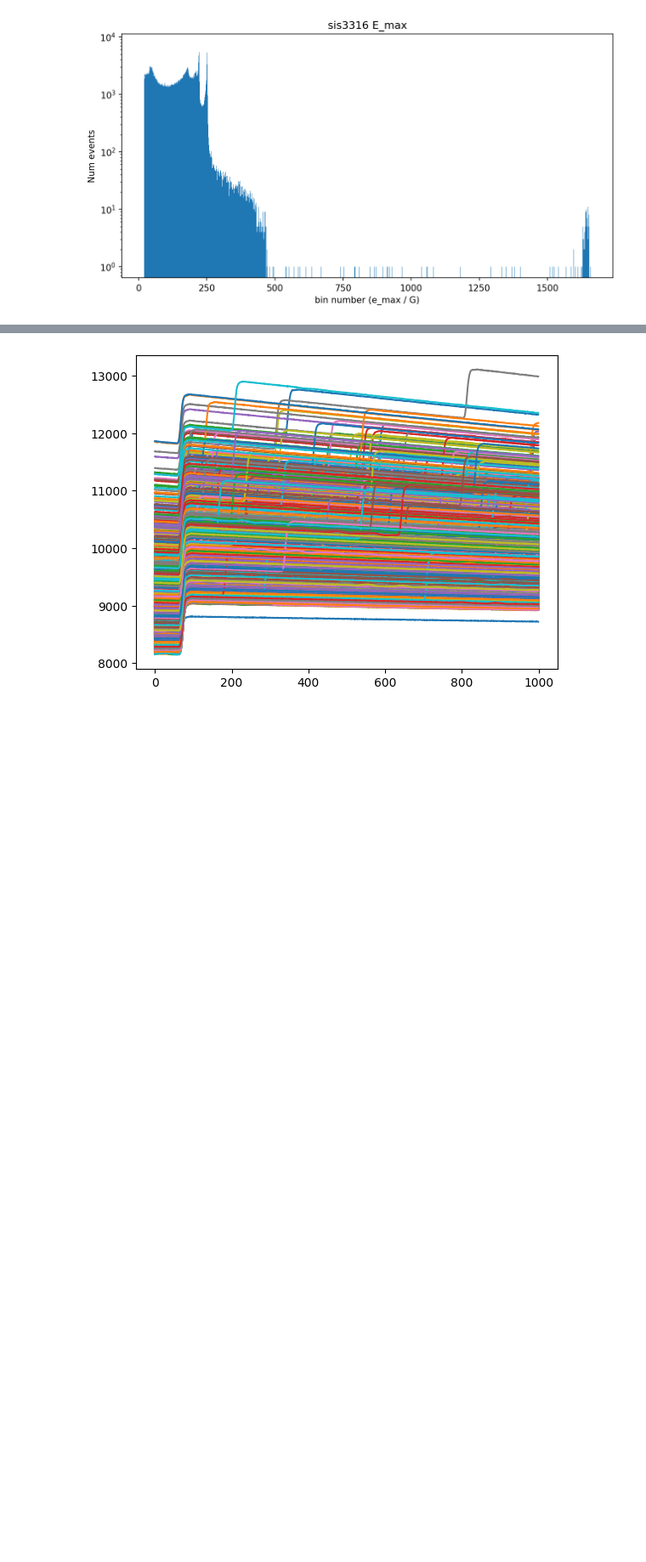
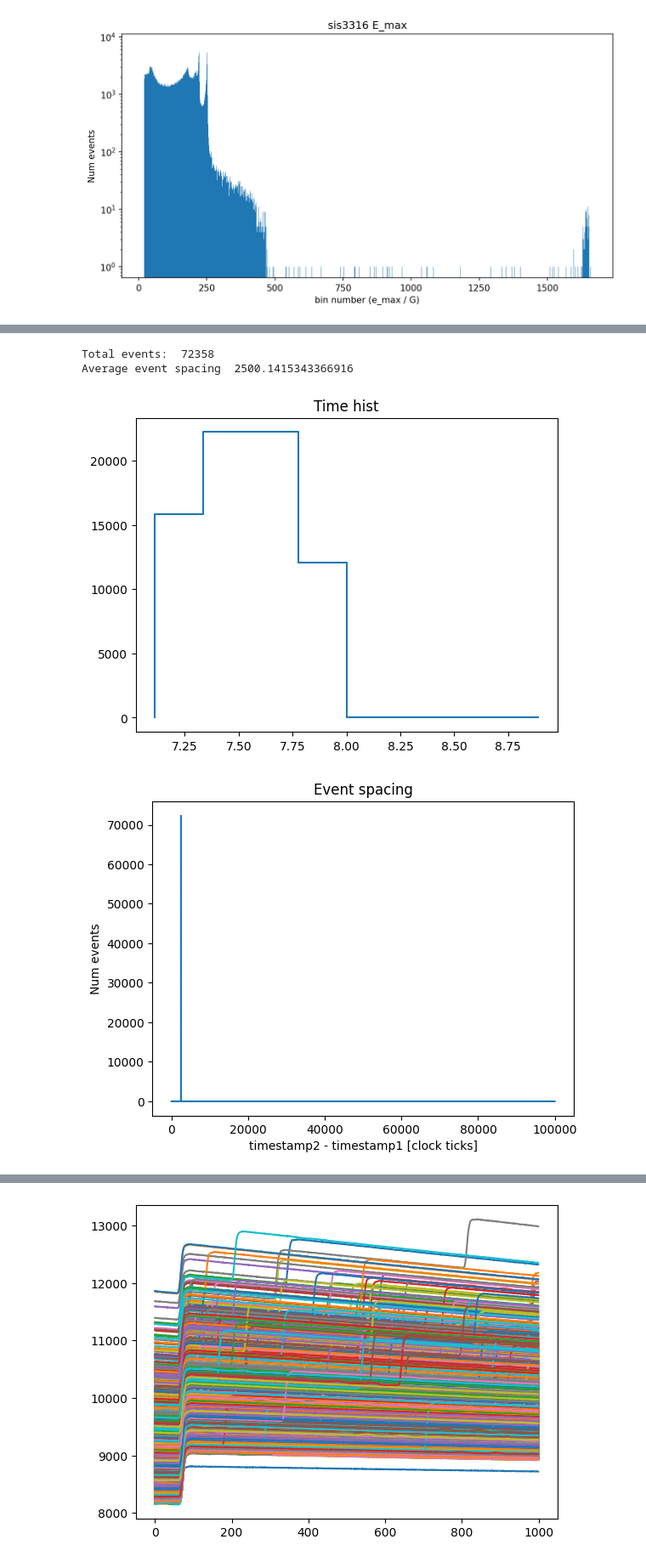
Before and after one commit to Ryan0522/sis3316_2025, a Jupyter notebook: Peak_Analysis.ipynb, the cells around one changed output, grey strips where cells are left out. Shown at 85% size. Saved outputs shown, nothing was run; the diff lists cells and outputs as text; code cells hidden in the pictures; blank space fills up the shorter version.

```diff
--- a/Peak_Analysis.ipynb
+++ b/Peak_Analysis.ipynb
@@ -279,0 +288,8 @@ Total events:  5000001
+# %%
+filename = "./Tests/20250616_run5/ch03.dat"
+parse_events(filename, debug=True, save_raw=False)
+# %% [output]
+Total events:  72358
+Average event spacing  2500.1415343366916
+[figure, added]
+[figure, added]
```
Also changed, not shown: parts of 7 cells of this notebook, 4 other files.
